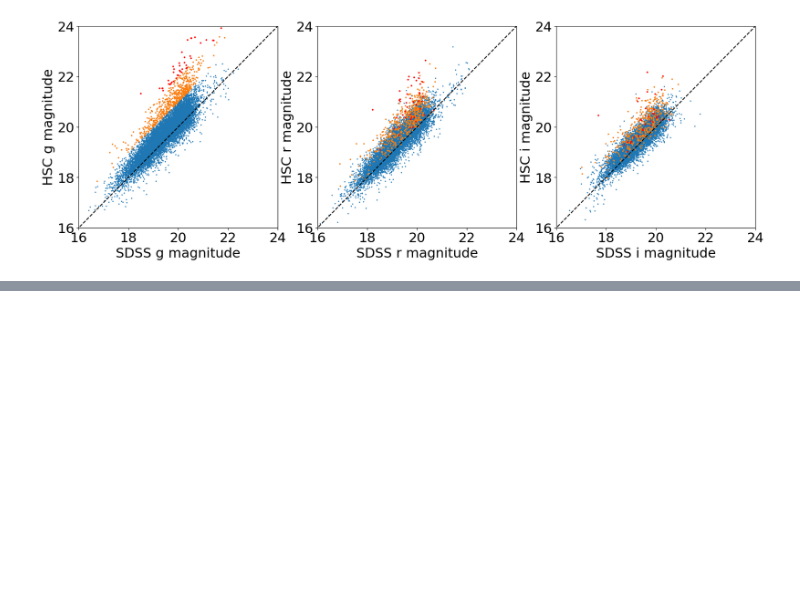
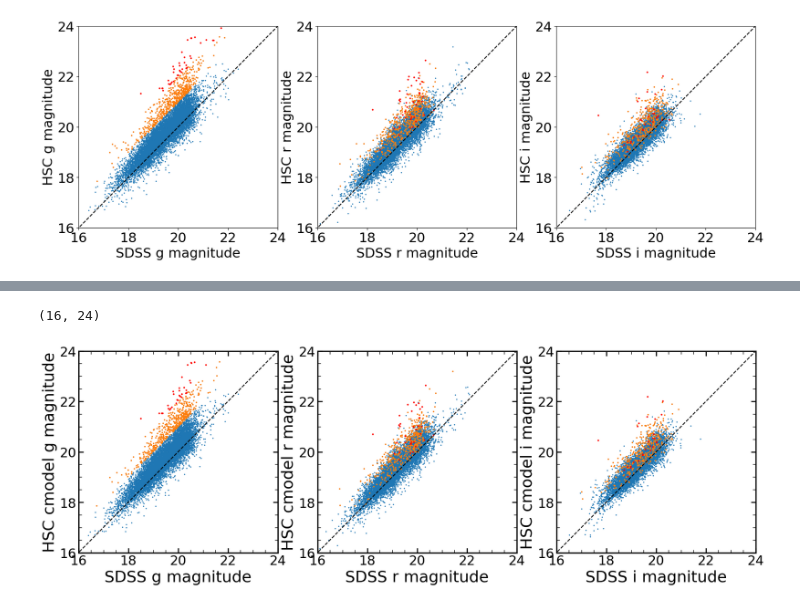
Before and after one commit to nevencaplar/Variability, a Jupyter notebook: HSC/HSC_Changed_QSO.ipynb, the cells around one changed output, grey strips where cells are left out. Cells and saved outputs as stored; diff of their text form; code cells hidden in the pictures; blank space fills up the shorter version.

```diff
--- a/HSC/HSC_Changed_QSO.ipynb
+++ b/HSC/HSC_Changed_QSO.ipynb
@@ -103,5 +127,2 @@ df = pd.read_csv('/Users/nevencaplar/Documents/Variability/Silvermann/179761.csv
 
 Positions_of_df=np.transpose([df['# ra'].values,df['dec'].values])
-# %%
-#https://classic.sdss.org/dr7/products/value_added/qsocat_dr7.html
-dr7 = pd.read_csv('/Users/nevencaplar/Documents/Variability/Silvermann/dr7qso.dat',skiprows=80,sep='\s+',engine='python', error_bad_lines=False, header=None )
@@ -213,0 +278,5 @@ np.save('/Users/nevencaplar/Documents/Variability/Silvermann/red_sample_data',re
+# %%
+#read in catalogue from HSC query with pandas
+df = pd.read_csv(DATA_DIRECTORY+'192565.csv')
+# give ra and dec
+Positions_of_df=np.transpose([df['# ra'].values,df['dec'].values])
@@ -213,0 +309,10 @@ np.save('/Users/nevencaplar/Documents/Variability/Silvermann/red_sample_data',re
+# %%
+# extract columns 1,2,8,9,10,11,12,13 from SDSS, which are just ra, dec, and measurments in different bands
+matched_array=[]
+for i in tqdm(range(len(res))):
+    if res[i][0]>0.001:
+        pass
+    else:
+        matched_array.append(np.concatenate((dr7.loc[i][[1,2,8,9,10,11,12,13]],res[i][1])))
+
+matched_array=np.array(matched_array)
@@ -213,0 +322,38 @@ np.save('/Users/nevencaplar/Documents/Variability/Silvermann/red_sample_data',re
+# %%
+plt.figure(figsize=(20,6))
+plt.subplot(131)
+
+plt.scatter(matched_array_filtered[:,2],matched_array_filtered[:,8+2],s=1)
+plt.scatter(matched_array_filtered[:,2][(matched_array_filtered[:,8+2]-matched_array_filtered[:,2])>1],matched_array_filtered[:,8+2][(matched_array_filtered[:,8+2]-matched_array_filtered[:,2])>1],s=2)
+plt.scatter(matched_array_filtered[:,2][(matched_array_filtered[:,8+2]-matched_array_filtered[:,2])>2],matched_array_filtered[:,8+2][(matched_array_filtered[:,8+2]-matched_array_filtered[:,2])>2],s=3,color='red')
+
+plt.xlabel('SDSS g magnitude')
+plt.ylabel('HSC cmodel g magnitude')
+plt.plot(range(0,100),range(0,100),color='black',ls='--')
+plt.xlim(16,24)
+plt.ylim(16,24)
+
+plt.subplot(132)
+
+plt.scatter(matched_array_filtered[:,4],matched_array_filtered[:,8+4],s=1)
+plt.scatter(matched_array_filtered[:,4][(matched_array_filtered[:,8+2]-matched_array_filtered[:,2])>1],matched_array_filtered[:,8+4][(matched_array_filtered[:,8+2]-matched_array_filtered[:,2])>1],s=2)
+plt.scatter(matched_array_filtered[:,4][(matched_array_filtered[:,8+2]-matched_array_filtered[:,2])>2],matched_array_filtered[:,8+4][(matched_array_filtered[:,8+2]-matched_array_filtered[:,2])>2],s=3,color='red')
+plt.xlabel('SDSS r magnitude')
+plt.ylabel('HSC cmodel r magnitude')
+plt.plot(range(0,100),range(0,100),color='black',ls='--')
+plt.xlim(16,24)
+plt.ylim(16,24)
+
+plt.subplot(133)
+
+plt.scatter(matched_array_filtered[:,6],matched_array_filtered[:,8+6],s=1)
+plt.scatter(matched_array_filtered[:,6][(matched_array_filtered[:,8+2]-matched_array_filtered[:,2])>1],matched_array_filtered[:,8+6][(matched_array_filtered[:,8+2]-matched_array_filtered[:,2])>1],s=2)
+plt.scatter(matched_array_filtered[:,6][(matched_array_filtered[:,8+2]-matched_array_filtered[:,2])>2],matched_array_filtered[:,8+6][(matched_array_filtered[:,8+2]-matched_array_filtered[:,2])>2],s=3,color='red')
+plt.xlabel('SDSS i magnitude')
+plt.ylabel('HSC cmodel i magnitude')
+plt.plot(range(0,100),range(0,100),color='black',ls='--')
+plt.xlim(16,24)
+plt.ylim(16,24)
+# %% [output]
+(16, 24)
+[figure, added]
```
Also changed, not shown: parts of 45 cells of this notebook, 1 other file.
